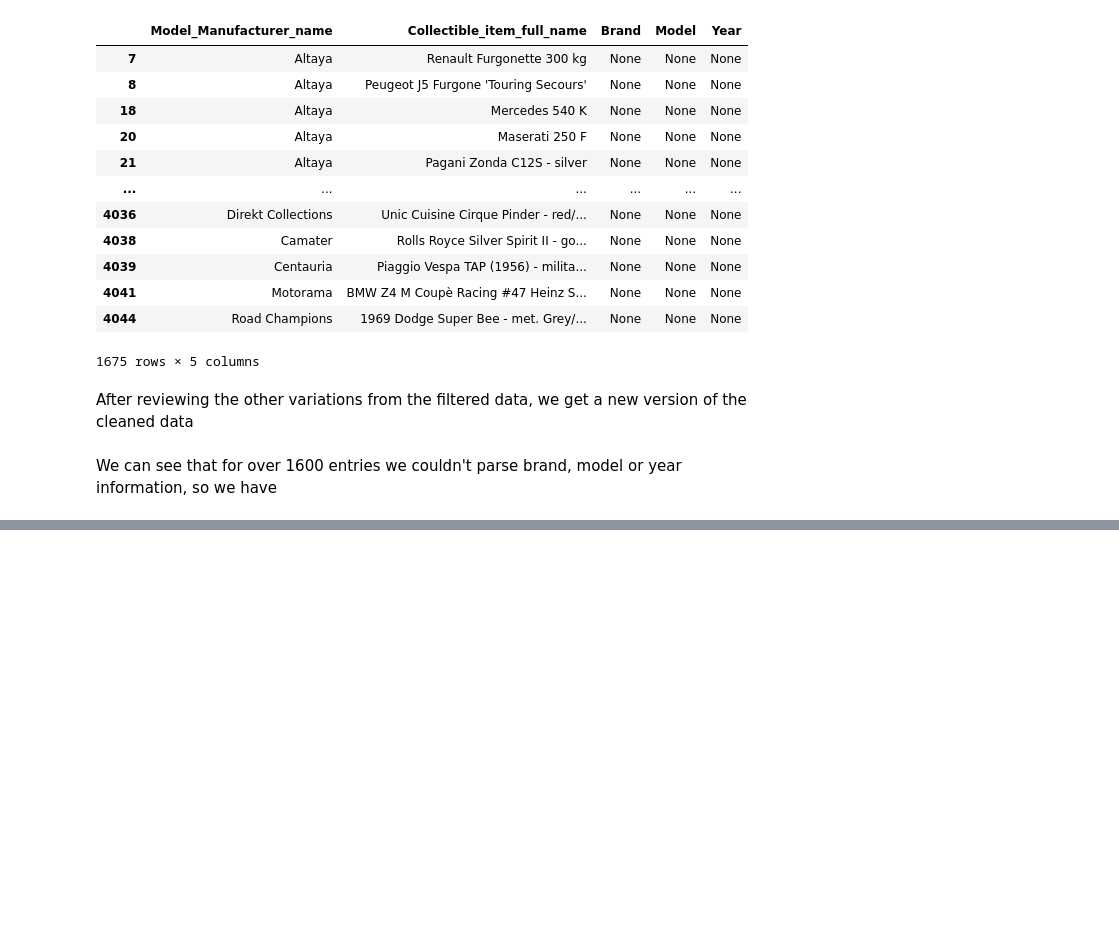
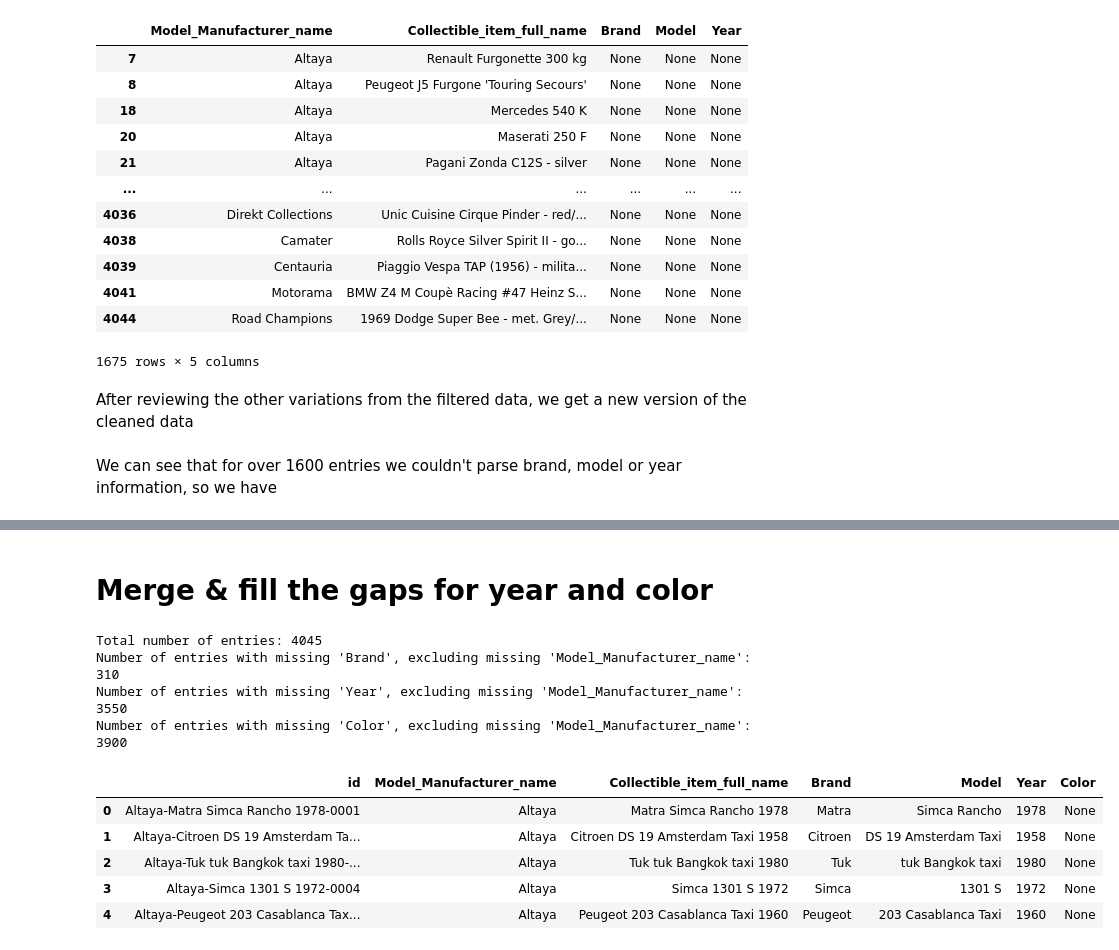
Before and after one commit to 5rusenko/Cars_catalogue_kaggle, a Jupyter notebook: cars-catalogue-final.ipynb, the cells around one changed output, grey strips where cells are left out. Cells and saved outputs as stored; diff of their text form; code cells hidden in the pictures; blank space fills up the shorter version.

```diff
--- a/cars-catalogue-final.ipynb
+++ b/cars-catalogue-final.ipynb
@@ -345,0 +656,48 @@ Number of entries with missing 'Year', excluding missing 'Model_Manufacturer_nam
+# %% [markdown]
+# Merge & fill the gaps for year and color
+# %%
+import pandas as pd
+
+# Assuming df_a and df_b have been previously defined and loaded as shown in the updated Code A and Code B
+
+# Merge df_a and df_b using the 'id' field
+# We take all columns from df_a and only the 'Color' column from df_b
+merged_data = pd.merge(df_a, df_b[['id', 'Color']], on='id', how='left')
+
+# Reorder the columns to place 'id' before 'Model_Manufacturer_name'
+column_order = ['id', 'Model_Manufacturer_name'] + [col for col in merged_data.columns if col not in ['id', 'Model_Manufacturer_name']]
+merged_data = merged_data[column_order]
+
+# We already have the Year information filled in df_a as needed, so we just need to add Color information
+# Color from df_b will overwrite the Color in df_a where it exists
+merged_data['Color'] = merged_data['Color'].combine_first(merged_data['Color'])
+
+# Now you have a DataFrame with all information merged where the 'Year' comes from df_a and 'Color' from df_b
+# Let's calculate missing data statistics to ensure everything aligns with expectations
+total_entries = len(merged_data)
+missing_brand = merged_data['Brand'].isnull().sum()
+missing_year = merged_data['Year'].isnull().sum()
+missing_color = merged_data['Color'].isnull().sum()
+
+print(f"Total number of entries: {total_entries}")
+print(f"Number of entries with missing 'Brand', excluding missing 'Model_Manufacturer_name': {missing_brand}")
+print(f"Number of entries with missing 'Year', excluding missing 'Model_Manufacturer_name': {missing_year}")
+print(f"Number of entries with missing 'Color', excluding missing 'Model_Manufacturer_name': {missing_color}")
+
+
+# Export the merged data to an Excel file
+merged_data.to_excel('cleaned_data_cars_catalogue_v5_final.xlsx', index=False)
+
+# Display the DataFrame to verify results
+display(merged_data.head())  # Modify this to display(merged_data) if you want to see the entire DataFrame
+# %% [output]
+Total number of entries: 4045
+Number of entries with missing 'Brand', excluding missing 'Model_Manufacturer_name': 310
+Number of entries with missing 'Year', excluding missing 'Model_Manufacturer_name': 3550
+Number of entries with missing 'Color', excluding missing 'Model_Manufacturer_name': 3900
+|  | id | Model_Manufacturer_name | Collectible_item_full_name | Brand | Model | Year | Color |
+| 0 | Altaya-Matra Simca Rancho 1978-0001 | Altaya | Matra Simca Rancho 1978 | Matra | Simca Rancho | 1978 | None |
+| 1 | Altaya-Citroen DS 19 Amsterdam Ta... | Altaya | Citroen DS 19 Amsterdam Taxi 1958 | Citroen | DS 19 Amsterdam Taxi | 1958 | None |
+| 2 | Altaya-Tuk tuk Bangkok taxi 1980-... | Altaya | Tuk tuk Bangkok taxi 1980 | Tuk | tuk Bangkok taxi | 1980 | None |
+| 3 | Altaya-Simca 1301 S 1972-0004 | Altaya | Simca 1301 S 1972 | Simca | 1301 S | 1972 | None |
+| 4 | Altaya-Peugeot 203 Casablanca Tax... | Altaya | Peugeot 203 Casablanca Taxi 1960 | Peugeot | 203 Casablanca Taxi | 1960 | None |
```
Also changed, not shown: parts of 13 cells of this notebook.
